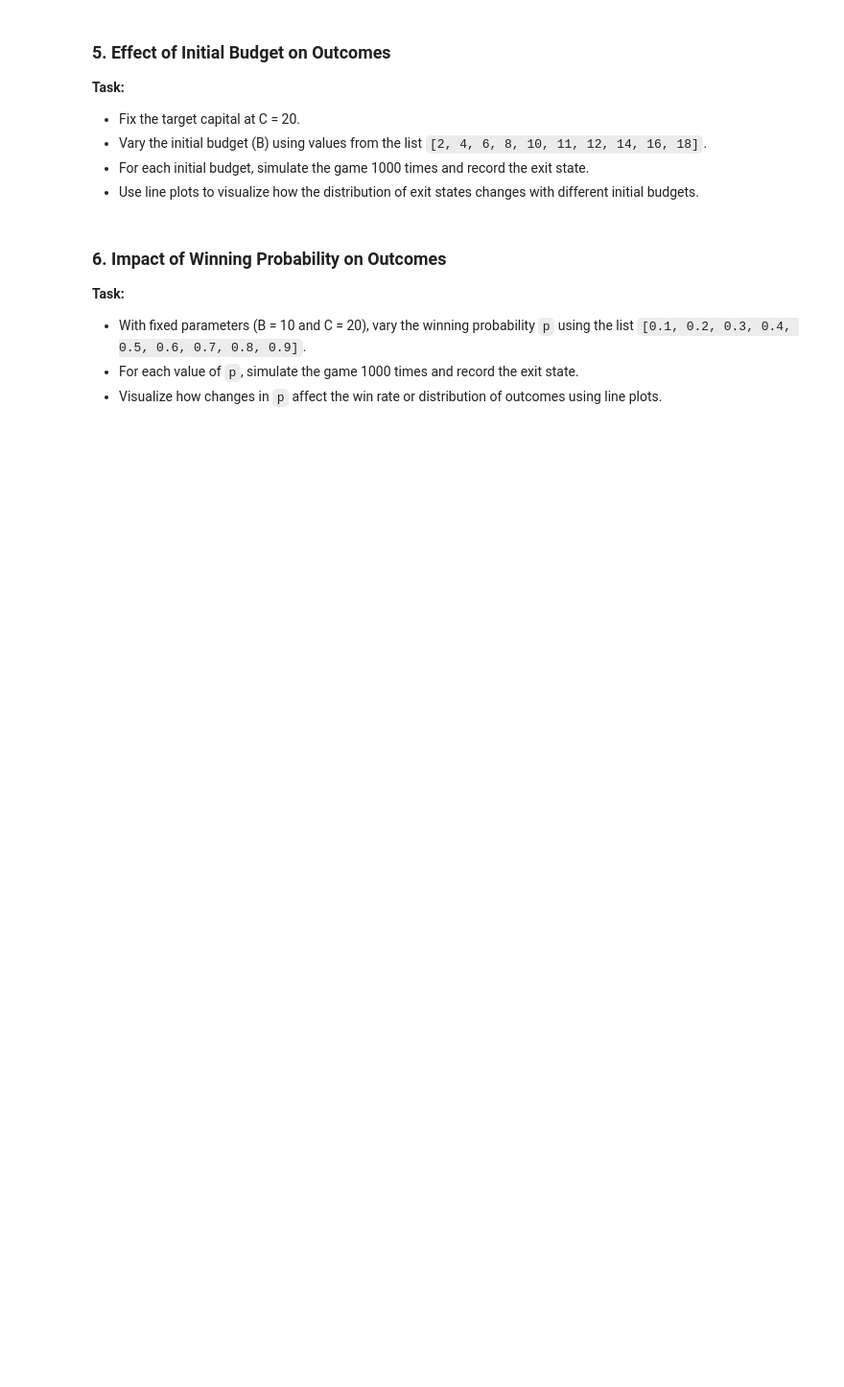
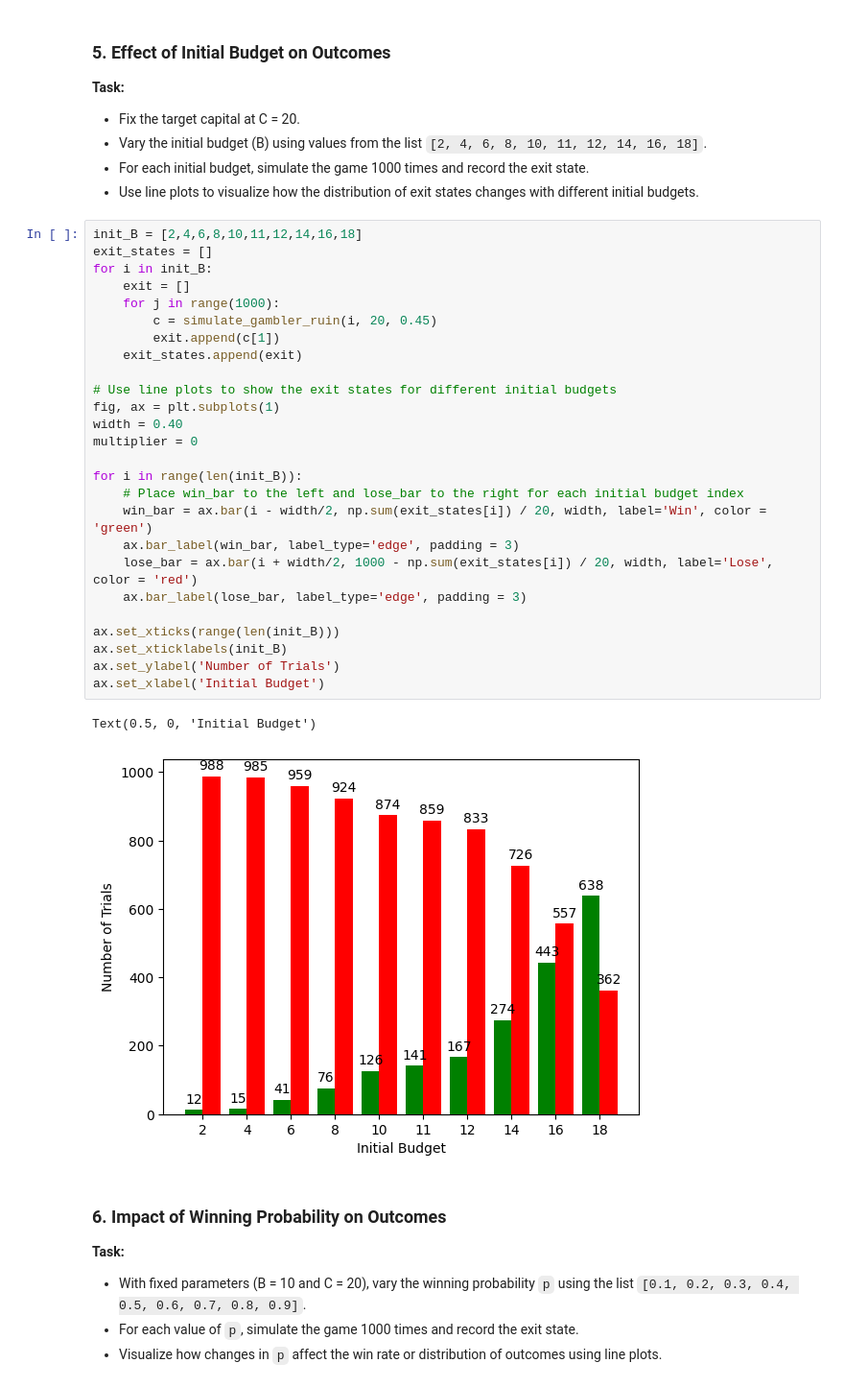
Before and after one commit to D123aniel/STOR535, a Jupyter notebook: Labs/lab3.ipynb, the cells around one changed output. Shown at 96% size. Saved outputs shown, nothing was run; the diff lists cells and outputs as text; blank space fills up the shorter version.

```diff
--- a/Labs/lab3.ipynb
+++ b/Labs/lab3.ipynb
@@ -101,6 +122,35 @@ Write a function `simulate_gambler_ruin(initial_budget, target, p)` that:
 - Vary the initial budget (B) using values from the list `[2, 4, 6, 8, 10, 11, 12, 14, 16, 18]`.
 - For each initial budget, simulate the game 1000 times and record the exit state.
 - Use line plots to visualize how the distribution of exit states changes with different initial budgets.
+# %%
+init_B = [2,4,6,8,10,11,12,14,16,18]
+exit_states = []
+for i in init_B:
+    exit = []
+    for j in range(1000):
+        c = simulate_gambler_ruin(i, 20, 0.45)
+        exit.append(c[1])
+    exit_states.append(exit)
+
+# Use line plots to show the exit states for different initial budgets
+fig, ax = plt.subplots(1)
+width = 0.40
+multiplier = 0
+
+for i in range(len(init_B)):
+    # Place win_bar to the left and lose_bar to the right for each initial budget index
+    win_bar = ax.bar(i - width/2, np.sum(exit_states[i]) / 20, width, label='Win', color = 'green')
+    ax.bar_label(win_bar, label_type='edge', padding = 3)
+    lose_bar = ax.bar(i + width/2, 1000 - np.sum(exit_states[i]) / 20, width, label='Lose', color = 'red')
+    ax.bar_label(lose_bar, label_type='edge', padding = 3)
+
+ax.set_xticks(range(len(init_B)))
+ax.set_xticklabels(init_B)
+ax.set_ylabel('Number of Trials')
+ax.set_xlabel('Initial Budget')
+# %% [output]
+Text(0.5, 0, 'Initial Budget')
+[figure, added]
 # %% [markdown]
 ### 6. Impact of Winning Probability on Outcomes
 
```
Also changed, not shown: parts of 12 cells of this notebook, 2 other files.
